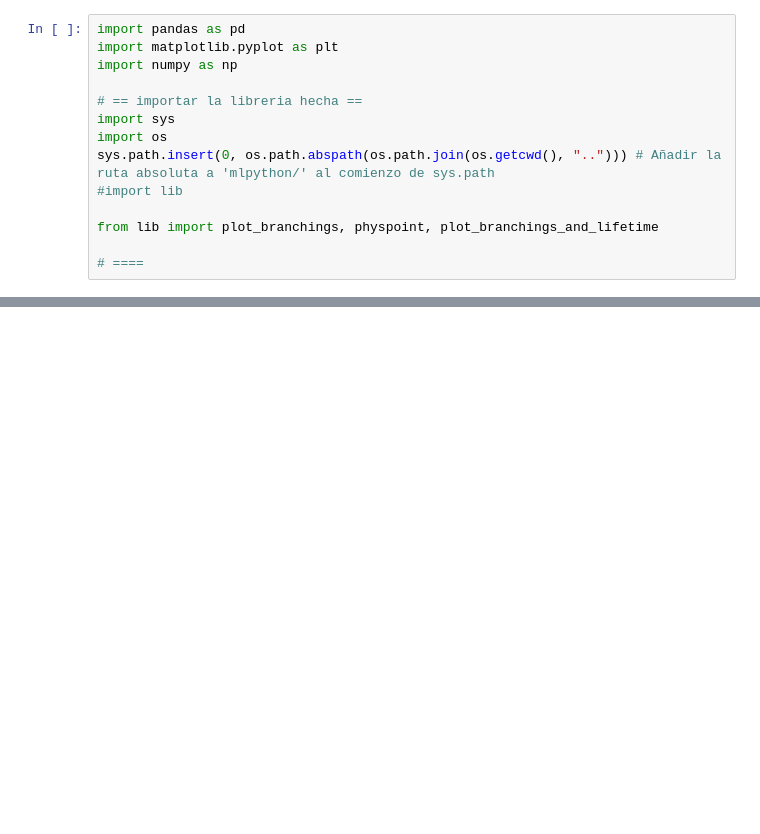
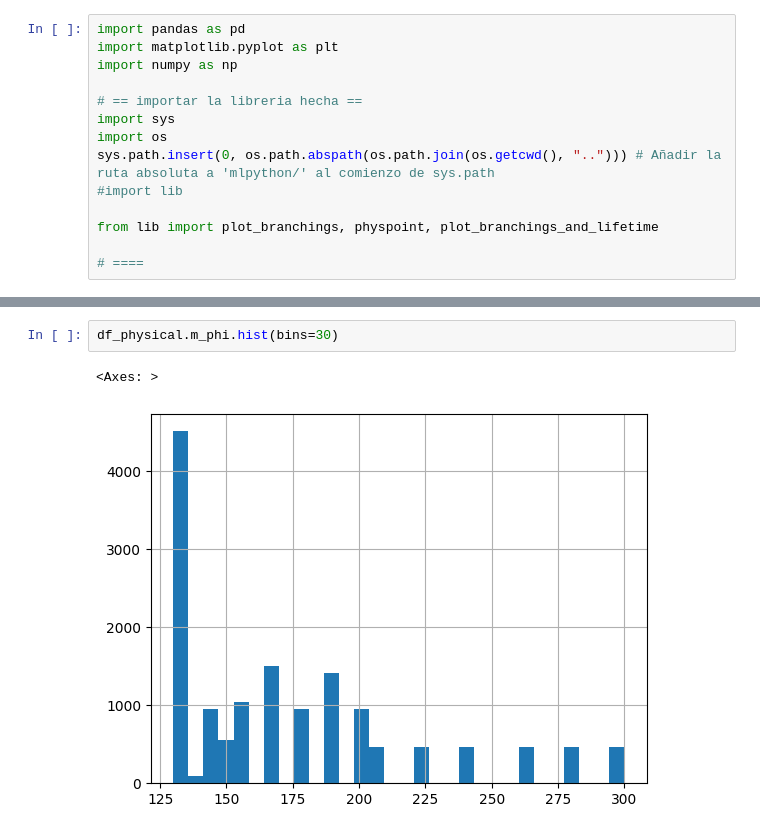
Before and after one commit to fbientrigo/dihiggs, a Jupyter notebook: mlpython/06_valid_points/06c_construcGraph.ipynb, the cells around one changed output, grey strips where cells are left out. Saved outputs shown, nothing was run; the diff lists cells and outputs as text; blank space fills up the shorter version.

```diff
--- a/mlpython/06_valid_points/06c_construcGraph.ipynb
+++ b/mlpython/06_valid_points/06c_construcGraph.ipynb
@@ -37,3 +42,8 @@ df_physical.head()
+# %%
+df_physical.m_phi.hist(bins=30)
+# %% [output]
+<Axes: >
+[figure, added]
 # %%
 (df_physical["m_phi"] < 141).sum()
 # %% [output]
```
Also changed, not shown: parts of 20 cells of this notebook, 4 other files.
